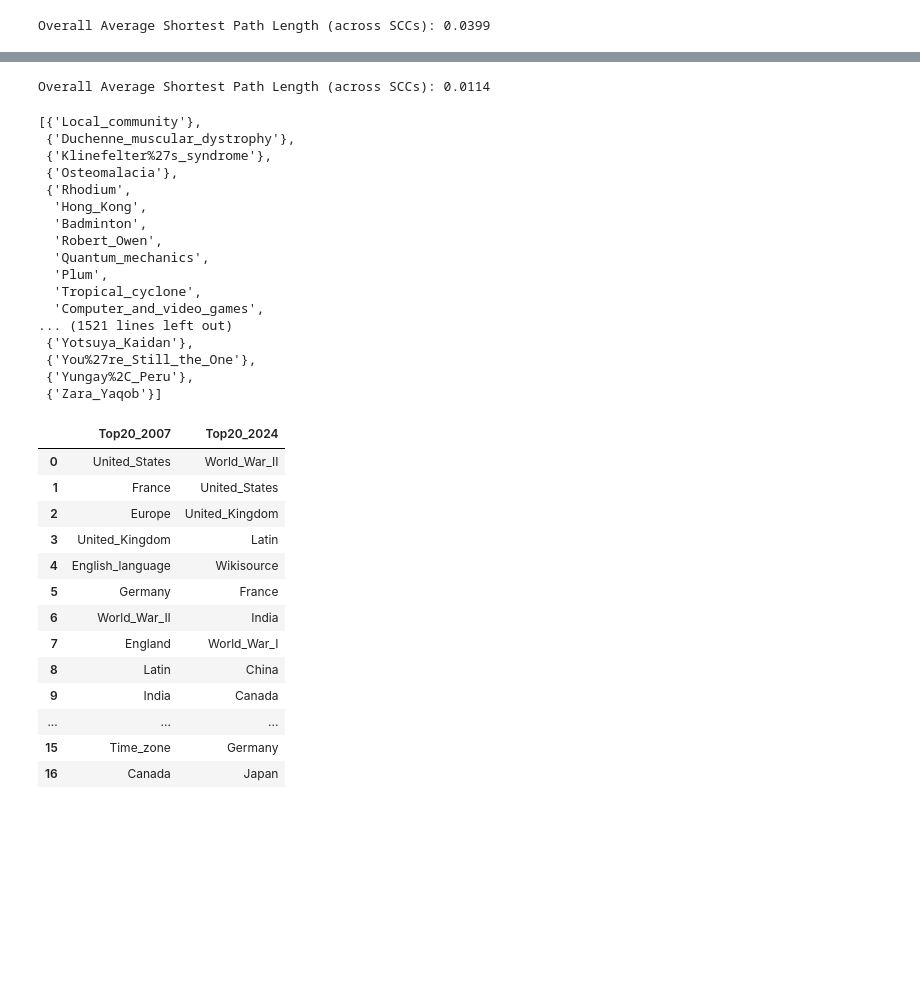
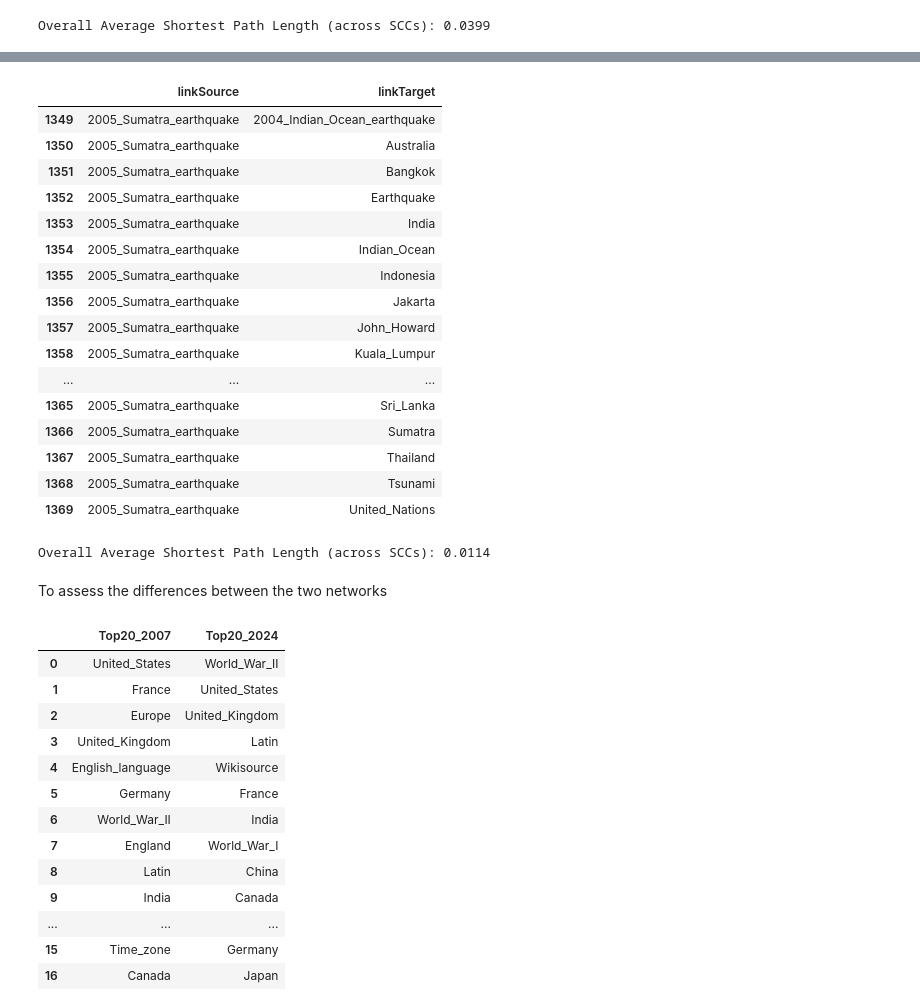
Before and after one commit to epfl-ada/ada-2024-project-outlier-1, a Jupyter notebook: results.ipynb, the cells around one changed output, grey strips where cells are left out. Saved outputs shown, nothing was run; the diff lists cells and outputs as text; code cells hidden in the pictures; blank space fills up the shorter version.

```diff
--- a/results.ipynb
+++ b/results.ipynb
@@ -936,3 +930,23 @@ Overall Average Shortest Path Length (across SCCs): 0.0399
+# %%
+links2007.loc[links2007['linkSource'] == '2005_Sumatra_earthquake']
+# %% [output]
+|  | linkSource | linkTarget |
+| 1349 | 2005_Sumatra_earthquake | 2004_Indian_Ocean_earthquake |
+| 1350 | 2005_Sumatra_earthquake | Australia |
+| 1351 | 2005_Sumatra_earthquake | Bangkok |
+| 1352 | 2005_Sumatra_earthquake | Earthquake |
+| 1353 | 2005_Sumatra_earthquake | India |
+| 1354 | 2005_Sumatra_earthquake | Indian_Ocean |
+| 1355 | 2005_Sumatra_earthquake | Indonesia |
+| 1356 | 2005_Sumatra_earthquake | Jakarta |
+| 1357 | 2005_Sumatra_earthquake | John_Howard |
+| 1358 | 2005_Sumatra_earthquake | Kuala_Lumpur |
+| ... | ... | ... |
+| 1365 | 2005_Sumatra_earthquake | Sri_Lanka |
+| 1366 | 2005_Sumatra_earthquake | Sumatra |
+| 1367 | 2005_Sumatra_earthquake | Thailand |
+| 1368 | 2005_Sumatra_earthquake | Tsunami |
+| 1369 | 2005_Sumatra_earthquake | United_Nations |
 # %%
 # Compute strongly connected components
 scc_2024 = list(nx.strongly_connected_components(G_2024))
@@ -951,23 +965,3 @@ else:
     print("No strongly connected components in the graph.")
 # %% [output]
 Overall Average Shortest Path Length (across SCCs): 0.0114
-# %%
-list(nx.strongly_connected_components(G_2007))
-# %% [output]
-[{'Local_community'},
- {'Duchenne_muscular_dystrophy'},
- {'Klinefelter%27s_syndrome'},
- {'Osteomalacia'},
- {'Rhodium',
-  'Hong_Kong',
-  'Badminton',
-  'Robert_Owen',
-  'Quantum_mechanics',
-  'Plum',
-  'Tropical_cyclone',
-  'Computer_and_video_games',
-... (1521 lines left out)
- {'Yotsuya_Kaidan'},
- {'You%27re_Still_the_One'},
- {'Yungay%2C_Peru'},
- {'Zara_Yaqob'}]
@@ -977,0 +968,2 @@ plot_pagerank(G_2024, year='2024')
+# %% [markdown]
+To assess the differences between the two networks
```
Also changed, not shown: parts of 16 cells of this notebook, 1 other file.
